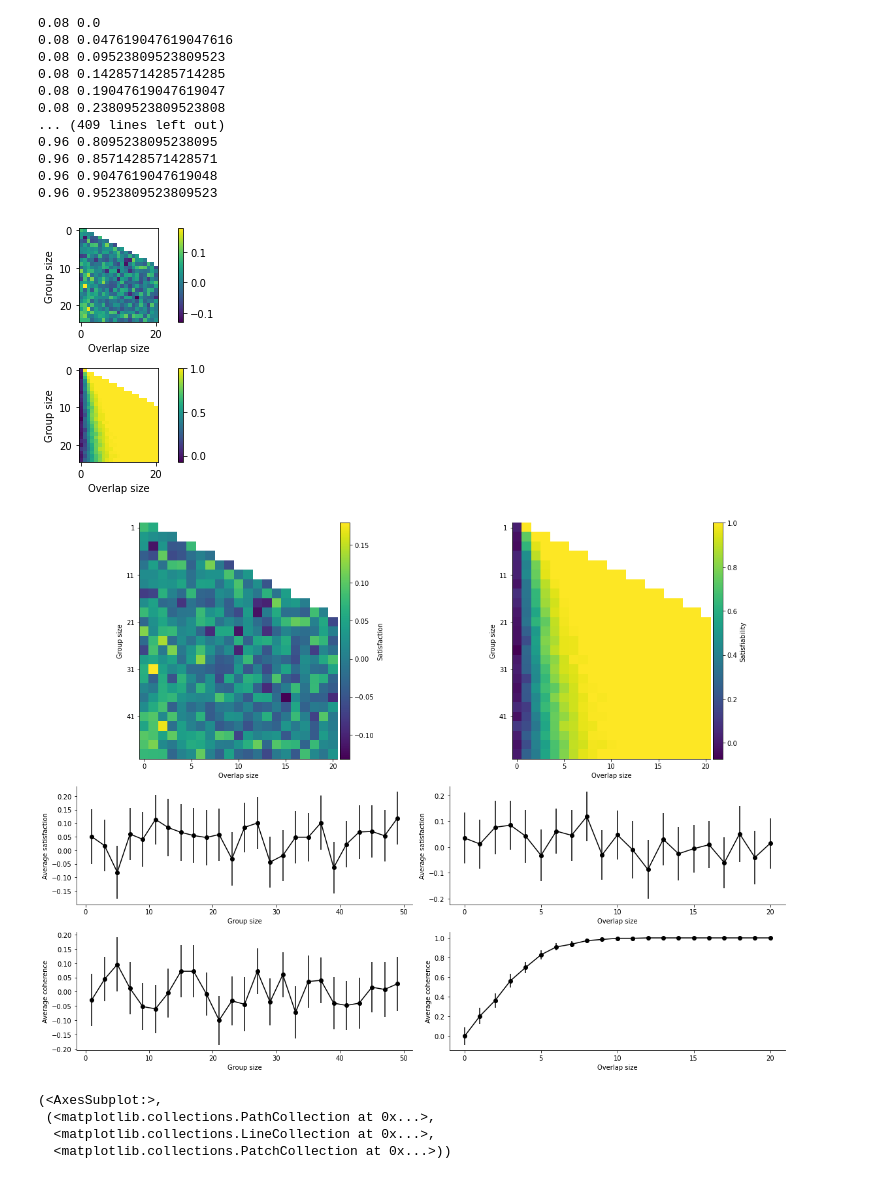
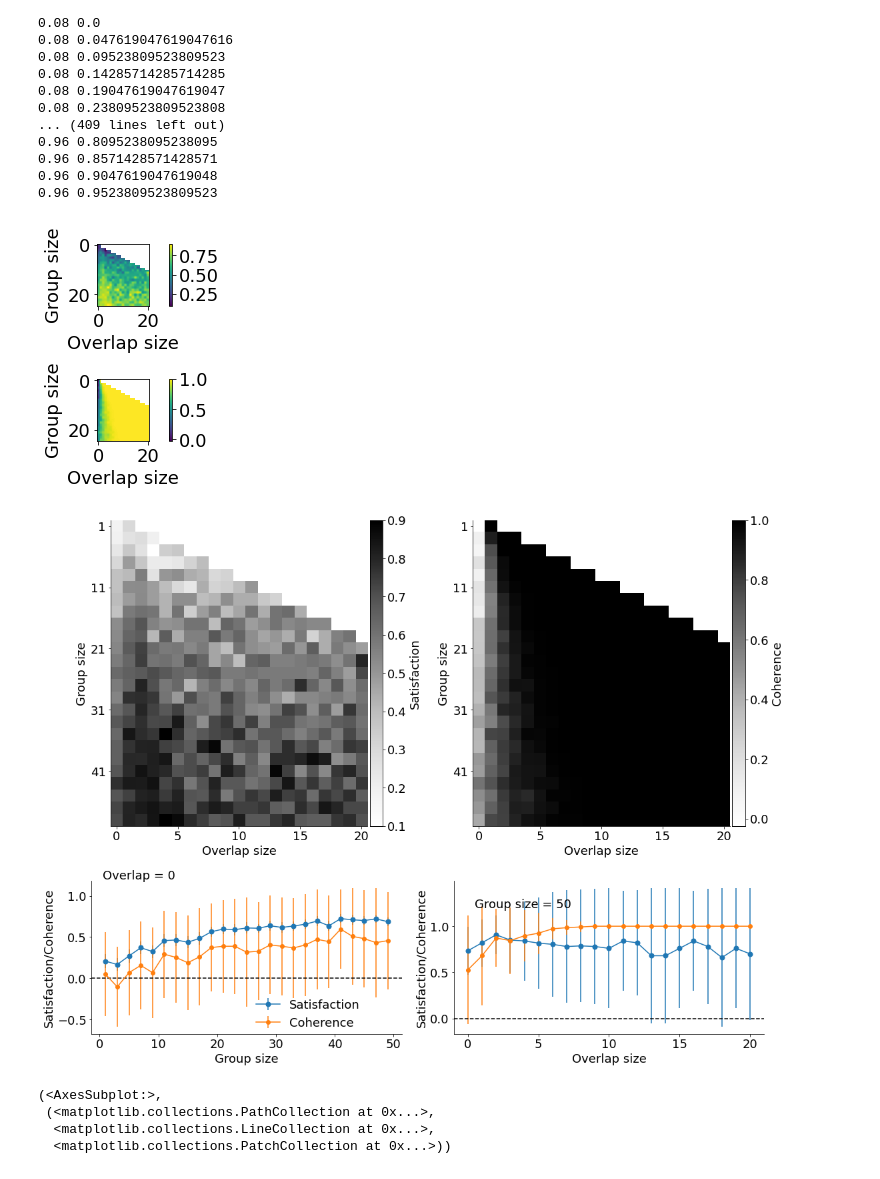
Before and after one commit to nwlandry/governance, a Jupyter notebook: generate_figures.ipynb, the cells around one changed output. Cells and saved outputs as stored; diff of their text form; code cells hidden in the pictures.

```diff
--- a/generate_figures.ipynb
+++ b/generate_figures.ipynb
@@ -106,5 +106,5 @@ fig.savefig("Figures/example_hypergraph.png", dpi=1000)
 # %%
-method = "random"
+method = "polarized"
 # %%
 num_samples = 100
 group_sizes = np.arange(1, 51, 2, dtype=int)
@@ -381,16 +379,23 @@ plt.xlabel("Overlap size")
 plt.tight_layout()
 plt.show()
 # %% [output]
-[figure, old version]
+[figure, new version]
 # %%
 
 from mpl_toolkits.axes_grid1 import make_axes_locatable
 
-fig, [[ax1, ax2], [ax3, ax4], [ax5, ax6]] = plt.subplots(3,2,figsize=(16,12), gridspec_kw={'height_ratios': [2, 1, 1]})
+font = {'family' : 'normal',
+        'weight' : 'normal',
+        'size'   : 18}
+
+matplotlib.rc('font', **font)
+kwargs={'linestyle':'--'}
+
+fig, [[ax1, ax2], [ax3, ax4]] = plt.subplots(2,2,figsize=(16,12), gridspec_kw={'height_ratios': [2, 1]})
 
 divider = make_axes_locatable(ax1)
 cax = divider.append_axes('right', size='5%', pad=0.05)
-hm1 = ax1.imshow(satisfaction_heatmap)
+hm1 = ax1.imshow(satisfaction_heatmap, cmap='Greys')
 cbar1 = plt.colorbar(hm1, cax=cax)
 cbar1.set_label('Satisfaction')
 ax1.set_ylabel("Group size")
@@ -399,60 +404,55 @@ ax1.set_yticks([0, 5, 10, 15, 20])
 ax1.set_yticklabels([1, 11, 21, 31, 41])
 ax1.set_xticks([0, 5, 10, 15, 20])
 
 
 divider = make_axes_locatable(ax2)
 cax = divider.append_axes('right', size='5%', pad=0.05)
-hm2 = ax2.imshow(satisfiability_heatmap/10)
+hm2 = ax2.imshow(satisfiability_heatmap/10, cmap='Greys')
 cbar2 = plt.colorbar(hm2, cax=cax)
-cbar2.set_label('Satisfiability')
+cbar2.set_label('Coherence')
 ax2.set_ylabel("Group size")
 ax2.set_xlabel("Overlap size")
 ax2.set_yticks([0, 5, 10, 15, 20])
 ax2.set_yticklabels([1, 11, 21, 31, 41])
 ax2.set_xticks([0, 5, 10, 15, 20])
 
-ax3.errorbar(group_sizes, satisfaction_group_size.mean(axis=1), yerr=1.9723*(satisfaction_group_size.std(axis=1))/np.sqrt(num_samples), color="black", marker="o")
-ax3.set_ylabel("Average satisfaction")
+ax3.errorbar(group_sizes, satisfaction_group_size.mean(axis=1), yerr=1.9723*(satisfaction_group_size.std(axis=1))/np.sqrt(num_samples), color="tab:blue", marker="o",ms=7,label='Satisfaction')
+ax3.errorbar(group_sizes, satisfiability_group_size.mean(axis=1)/10, yerr=(satisfiability_group_size.std(axis=1)/10), color="tab:orange", marker="o",label='Coherence')
+ax3.set_ylabel("Satisfaction/Coherence")
 ax3.set_xlabel("Group size")
 ax3.set_xticks([0, 10, 20, 30, 40, 50])
+ax3.axhline(0, 0, 50, color='black', **kwargs)
+ax3.legend(frameon=False, bbox_to_anchor=(0.9, 0.3))
+ax3.text(0.5, 1.2, 'Overlap = 0')
 sns.despine()
 
-ax4.errorbar(overlap_sizes, satisfaction_overlap_size.mean(axis=1), yerr=1.9723*(satisfaction_overlap_size.std(axis=1))/np.sqrt(num_samples), color="black", marker="o")
-ax4.set_ylabel("Average satisfaction")
+ax4.errorbar(overlap_sizes, satisfaction_overlap_size.mean(axis=1), yerr=(satisfaction_overlap_size.std(axis=1)), color="tab:blue", marker="o",ms=7,label='Satisfaction')
+ax4.errorbar(overlap_sizes, satisfiability_overlap_size.mean(axis=1)/10, yerr=(satisfiability_overlap_size.std(axis=1)/10), color="tab:orange", marker="o",label='Coherence')
+ax4.set_ylabel("Satisfaction/Coherence")
 ax4.set_xlabel("Overlap size")
 ax4.set_xticks([0, 5, 10, 15, 20])
-sns.despine()
-
-ax5.errorbar(group_sizes, satisfiability_group_size.mean(axis=1)/10, yerr=1.9723*(satisfiability_group_size.std(axis=1)/10)/np.sqrt(num_samples), color="black", marker="o")
-ax5.set_ylabel("Average coherence")
-ax5.set_xlabel("Group size")
-ax5.set_xticks([0, 10, 20, 30, 40, 50])
-sns.despine()
-
-ax6.errorbar(overlap_sizes, satisfiability_overlap_size.mean(axis=1)/10, yerr=1.9723*(satisfiability_overlap_size.std(axis=1)/10)/np.sqrt(num_samples), color="black", marker="o")
-ax6.set_ylabel("Average coherence")
-ax6.set_xlabel("Overlap size")
-ax6.set_xticks([0, 5, 10, 15, 20])
+ax4.axhline(0, 0, 50, color='black', **kwargs)
+ax4.text(0.5, 1.2, 'Group size = 50')
 sns.despine()
 
 plt.tight_layout()
 
 
 if method=='random':
-    plt.savefig("Figures/complete_random.pdf")
-    plt.savefig("Figures/complete_random.png", dpi=1000)
+    plt.savefig("Figures/complete_random_sigma1.pdf")
+    plt.savefig("Figures/complete_random_sigma1.png", dpi=1000)
 elif method=="polarized":
-    plt.savefig("Figures/complete_polarized.pdf")
-    plt.savefig("Figures/complete_polarized.png", dpi=1000)
+    plt.savefig("Figures/complete_polarized_sigma1.pdf")
+    plt.savefig("Figures/complete_polarized_sigma1.png", dpi=1000)
 elif method=="zealots":
-    plt.savefig("Figures/complete_zealots.pdf")
-    plt.savefig("Figures/complete_zealots.png", dpi=1000)
+    plt.savefig("Figures/complete_zealots_sigma1.pdf")
+    plt.savefig("Figures/complete_zealots_sigma1.png", dpi=1000)
 elif method=="incoherent":
-    plt.savefig("Figures/complete_incoherent.pdf")
-    plt.savefig("Figures/complete_incoherent.png", dpi=1000)
+    plt.savefig("Figures/complete_incoherent_sigma1.pdf")
+    plt.savefig("Figures/complete_incoherent_sigma1.png", dpi=1000)
 plt.show()
 # %% [output]
-[figure, old version]
+[figure, new version]
 # %%
 key = (50, 20, 1)
 xgi.draw(
```
Also changed, not shown: parts of 6 cells of this notebook, 23 other files.
